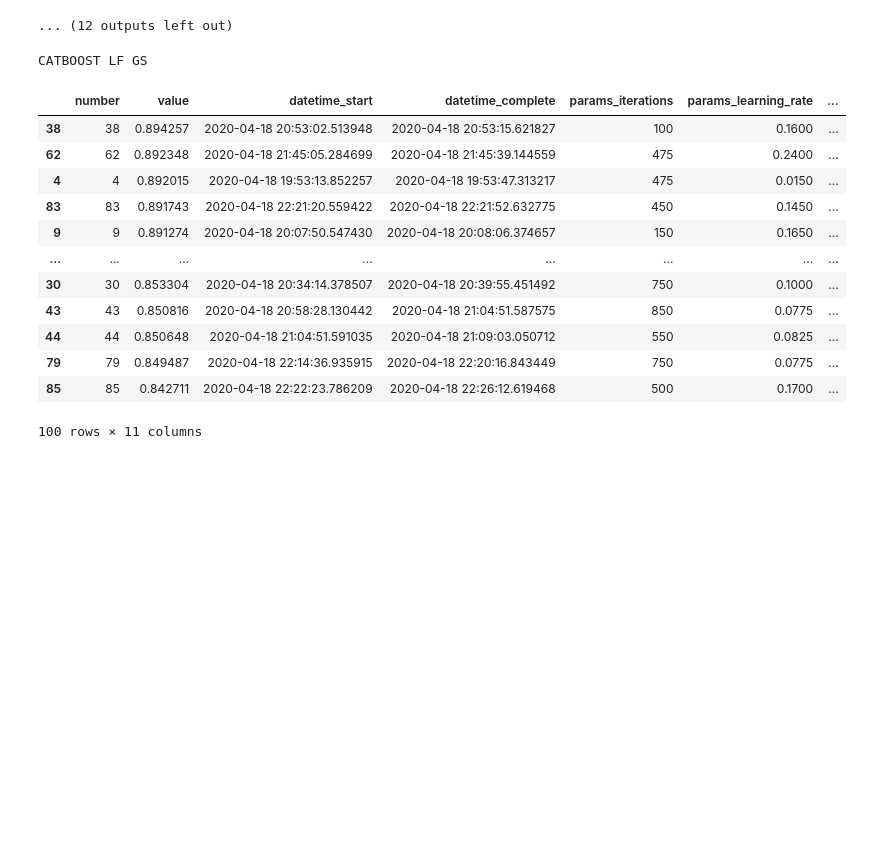
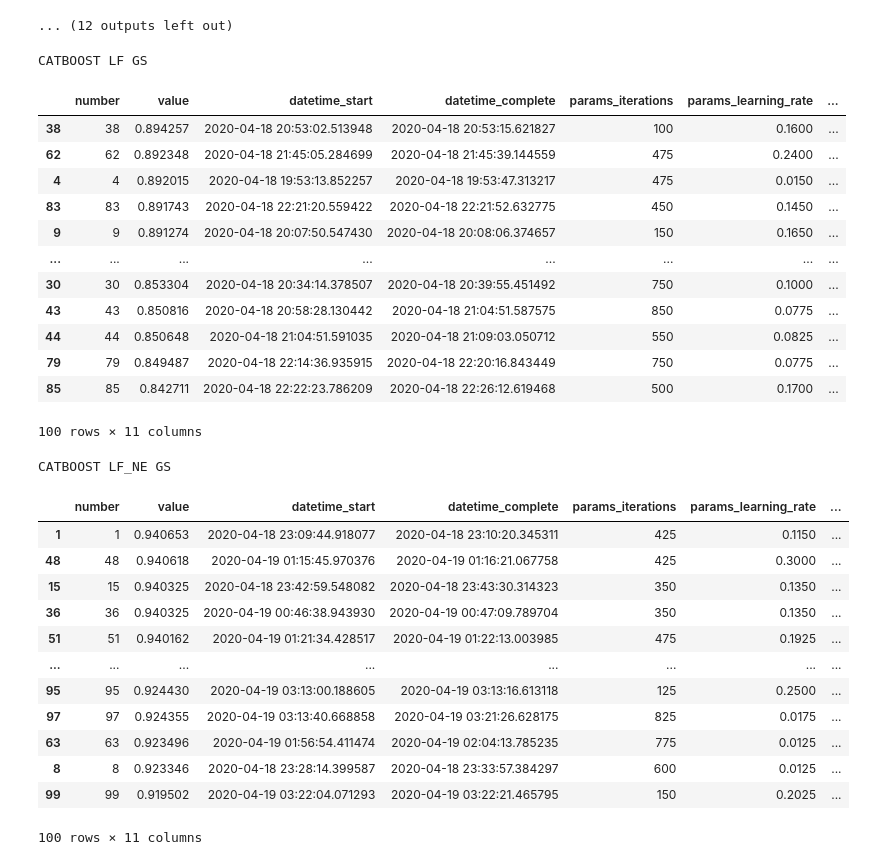
Before and after one commit to achmand/aml-crypto-graph, a Jupyter notebook: src/experiment_tuning_results_1.ipynb, the cells around one changed output. Drawn from its saved outputs; the diff is of its cells as text; code cells hidden in the pictures; blank space fills up the shorter version.

```diff
--- a/src/experiment_tuning_results_1.ipynb
+++ b/src/experiment_tuning_results_1.ipynb
@@ -218,23 +218,49 @@ LIGHTGBM LF_NE TPE
 # %%
 # CATBOOST
 
 # CATBOOST LF
 print("CATBOOST LF GS")
 study_gscat_LF = util.read_pickle(experiment_1 + "rs_catboost_LF.pkl")
 study_gscat_LF_df = study_gscat_LF.trials_dataframe()
 display(study_gscat_LF_df[study_gscat_LF_df["state"] == "COMPLETE"].sort_values("value", ascending=False))
+
+# CATBOOST LF_NE
+print("CATBOOST LF_NE GS")
+study_gscat_LF_NE = util.read_pickle(experiment_1 + "rs_catboost_LF_NE.pkl")
+study_gscat_LF_NE_df = study_gscat_LF_NE.trials_dataframe()
+display(study_gscat_LF_NE_df[study_gscat_LF_NE_df["state"] == "COMPLETE"].sort_values("value", ascending=False))
+
+# CATBOOST LF_NE
+print("CATBOOST AF GS")
+study_gscat_AF = util.read_pickle(experiment_1 + "rs_catboost_AF.pkl")
+study_gscat_AF_df = study_gscat_AF.trials_dataframe()
+display(study_gscat_AF_df[study_gscat_AF_df["state"] == "COMPLETE"].sort_values("value", ascending=False))
 # %% [output]
 CATBOOST LF GS
 |  | number | value | datetime_start | datetime_complete | params_iterations | params_learning_rate | ... |
 | 38 | 38 | 0.894257 | 2020-04-18 20:53:02.513948 | 2020-04-18 20:53:15.621827 | 100 | 0.1600 | ... |
 | 62 | 62 | 0.892348 | 2020-04-18 21:45:05.284699 | 2020-04-18 21:45:39.144559 | 475 | 0.2400 | ... |
 | 4 | 4 | 0.892015 | 2020-04-18 19:53:13.852257 | 2020-04-18 19:53:47.313217 | 475 | 0.0150 | ... |
 | 83 | 83 | 0.891743 | 2020-04-18 22:21:20.559422 | 2020-04-18 22:21:52.632775 | 450 | 0.1450 | ... |
 | 9 | 9 | 0.891274 | 2020-04-18 20:07:50.547430 | 2020-04-18 20:08:06.374657 | 150 | 0.1650 | ... |
 | ... | ... | ... | ... | ... | ... | ... | ... |
 | 30 | 30 | 0.853304 | 2020-04-18 20:34:14.378507 | 2020-04-18 20:39:55.451492 | 750 | 0.1000 | ... |
 | 43 | 43 | 0.850816 | 2020-04-18 20:58:28.130442 | 2020-04-18 21:04:51.587575 | 850 | 0.0775 | ... |
 | 44 | 44 | 0.850648 | 2020-04-18 21:04:51.591035 | 2020-04-18 21:09:03.050712 | 550 | 0.0825 | ... |
 | 79 | 79 | 0.849487 | 2020-04-18 22:14:36.935915 | 2020-04-18 22:20:16.843449 | 750 | 0.0775 | ... |
 | 85 | 85 | 0.842711 | 2020-04-18 22:22:23.786209 | 2020-04-18 22:26:12.619468 | 500 | 0.1700 | ... |
 100 rows × 11 columns
+CATBOOST LF_NE GS
+|  | number | value | datetime_start | datetime_complete | params_iterations | params_learning_rate | ... |
+| 1 | 1 | 0.940653 | 2020-04-18 23:09:44.918077 | 2020-04-18 23:10:20.345311 | 425 | 0.1150 | ... |
+| 48 | 48 | 0.940618 | 2020-04-19 01:15:45.970376 | 2020-04-19 01:16:21.067758 | 425 | 0.3000 | ... |
+| 15 | 15 | 0.940325 | 2020-04-18 23:42:59.548082 | 2020-04-18 23:43:30.314323 | 350 | 0.1350 | ... |
+| 36 | 36 | 0.940325 | 2020-04-19 00:46:38.943930 | 2020-04-19 00:47:09.789704 | 350 | 0.1350 | ... |
+| 51 | 51 | 0.940162 | 2020-04-19 01:21:34.428517 | 2020-04-19 01:22:13.003985 | 475 | 0.1925 | ... |
+| ... | ... | ... | ... | ... | ... | ... | ... |
+| 95 | 95 | 0.924430 | 2020-04-19 03:13:00.188605 | 2020-04-19 03:13:16.613118 | 125 | 0.2500 | ... |
+| 97 | 97 | 0.924355 | 2020-04-19 03:13:40.668858 | 2020-04-19 03:21:26.628175 | 825 | 0.0175 | ... |
+| 63 | 63 | 0.923496 | 2020-04-19 01:56:54.411474 | 2020-04-19 02:04:13.785235 | 775 | 0.0125 | ... |
+| 8 | 8 | 0.923346 | 2020-04-18 23:28:14.399587 | 2020-04-18 23:33:57.384297 | 600 | 0.0125 | ... |
+| 99 | 99 | 0.919502 | 2020-04-19 03:22:04.071293 | 2020-04-19 03:22:21.465795 | 150 | 0.2025 | ... |
+100 rows × 11 columns
```
Also changed, not shown: 5 other files.
